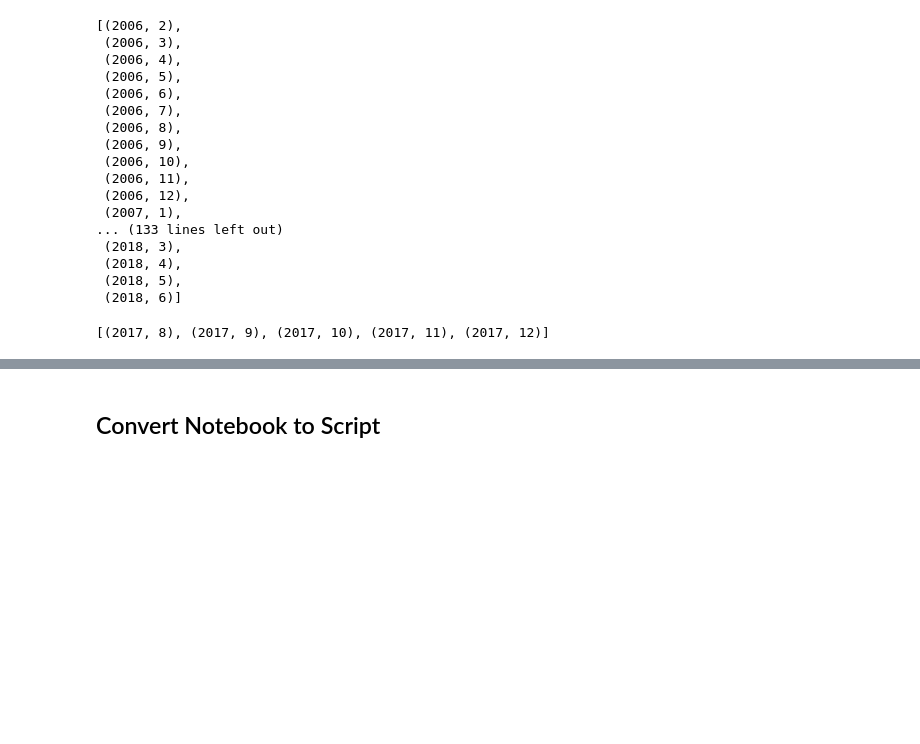
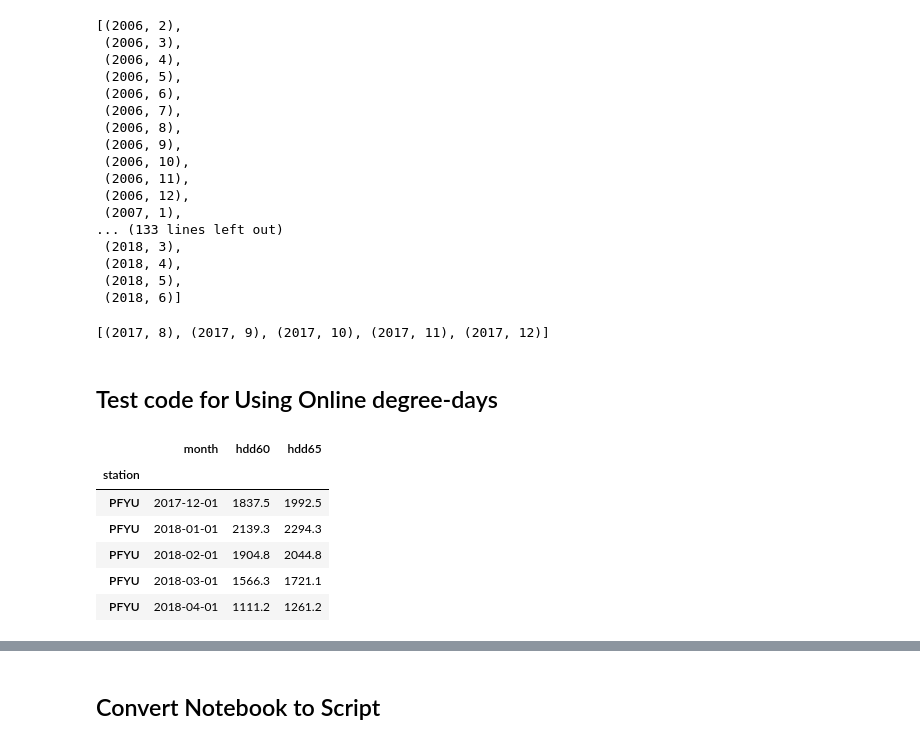
Before and after one commit to alanmitchell/fnsb-benchmark, a Jupyter notebook: testing/preprocess_data.ipynb, the cells around one changed output, grey strips where cells are left out. Saved outputs shown, nothing was run; the diff lists cells and outputs as text; code cells hidden in the pictures; blank space fills up the shorter version.

```diff
--- a/testing/preprocess_data.ipynb
+++ b/testing/preprocess_data.ipynb
@@ -364,3 +364,20 @@ bench_util.months_present(dfu3)
 bench_util.months_present(dfu3, 'cal_year', 'cal_mo')[-5:]
 # %% [output]
 [(2017, 8), (2017, 9), (2017, 10), (2017, 11), (2017, 12)]
+# %% [markdown]
+## Test code for Using Online degree-days
+# %%
+import io
+import requests
+
+resp = requests.get('http://ahfc.webfactional.com/data/degree_days.pkl').content
+df_dd = pd.read_pickle(io.BytesIO(resp), compression='bz2')
+df_dd.tail()
+# %% [output]
+|  | month | hdd60 | hdd65 |
+| station |  |  |  |
+| PFYU | 2017-12-01 | 1837.5 | 1992.5 |
+| PFYU | 2018-01-01 | 2139.3 | 2294.3 |
+| PFYU | 2018-02-01 | 1904.8 | 2044.8 |
+| PFYU | 2018-03-01 | 1566.3 | 1721.1 |
+| PFYU | 2018-04-01 | 1111.2 | 1261.2 |
```
Also changed, not shown: parts of 4 cells of this notebook, 1 other file.
